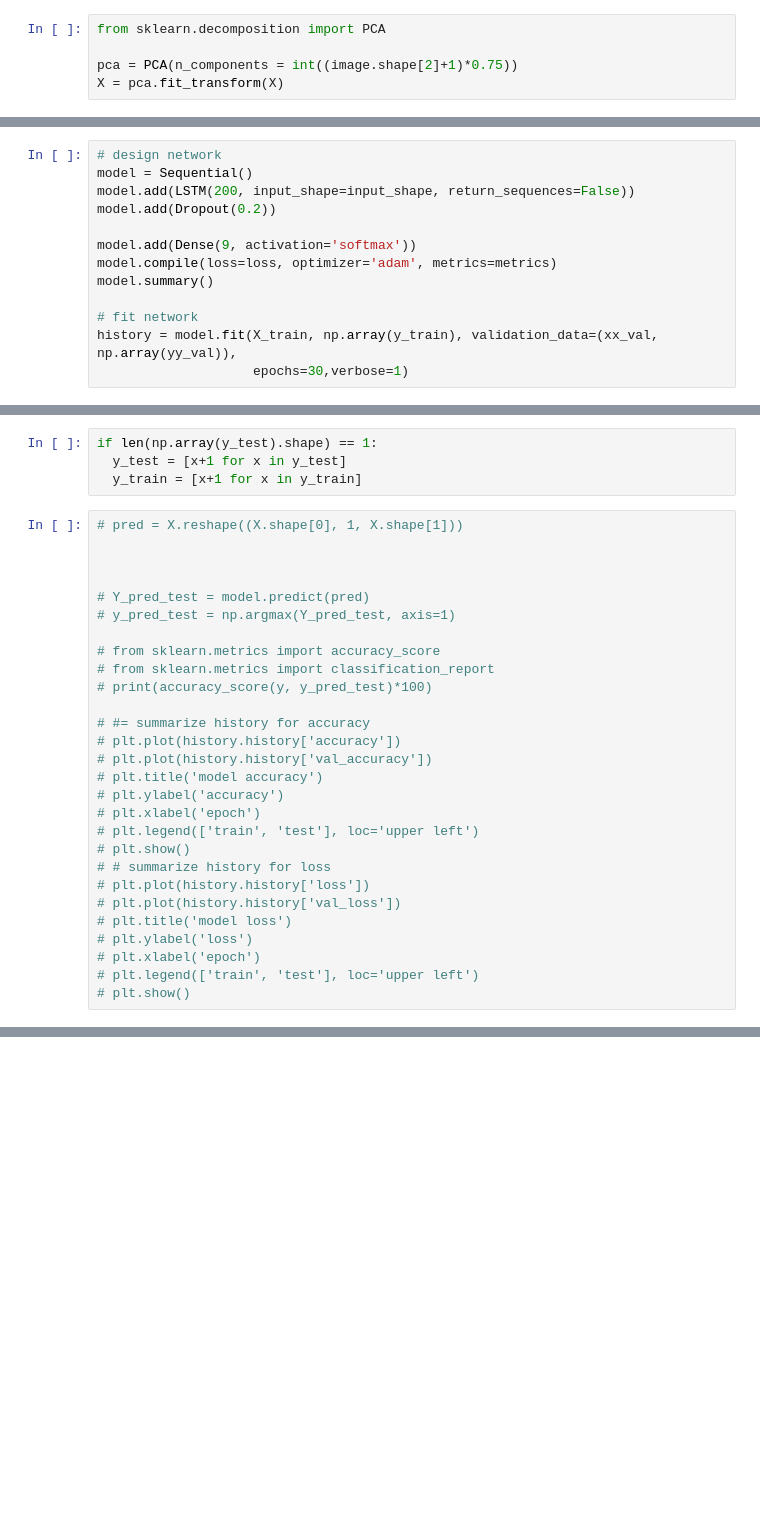
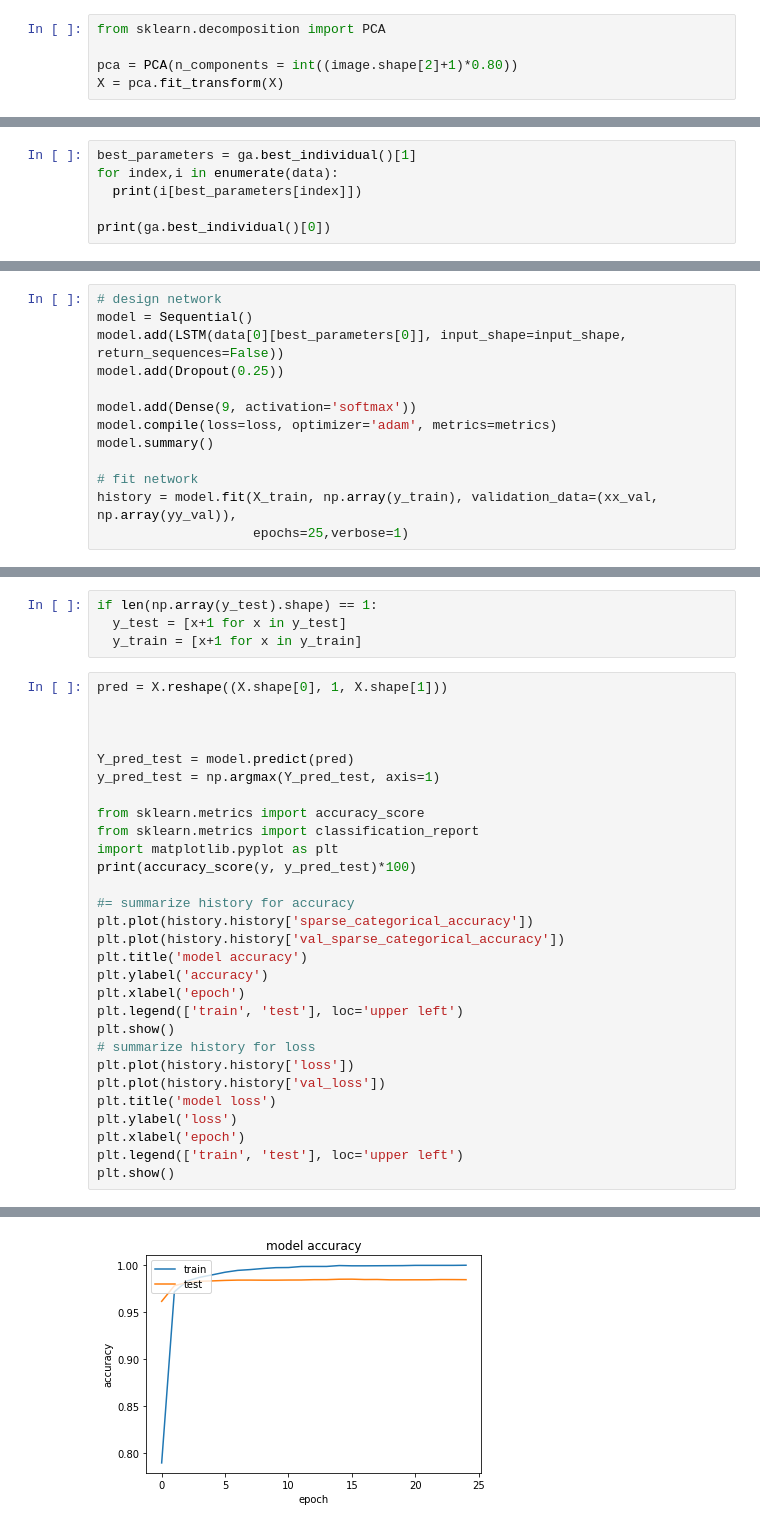
Before and after one commit to Srajan1122/Hyperspectral_Image_Classification, a Jupyter notebook: LSTM.ipynb, the cells around one changed output, grey strips where cells are left out. Saved outputs shown, nothing was run; the diff lists cells and outputs as text; blank space fills up the shorter version.

```diff
--- a/LSTM.ipynb
+++ b/LSTM.ipynb
@@ -72,7 +72,7 @@ y = data.iloc[:,-1]
 # %%
 from sklearn.decomposition import PCA
 
-pca = PCA(n_components = int((image.shape[2]+1)*0.75))
+pca = PCA(n_components = int((image.shape[2]+1)*0.80))
 X = pca.fit_transform(X)
 # %% [markdown]
 # OneHotEncoding in target column
@@ -186,0 +219,6 @@ input_shape = (1, feature)
+# %%
+best_parameters = ga.best_individual()[1]
+for index,i in enumerate(data):
+  print(i[best_parameters[index]])
+
+print(ga.best_individual()[0])
@@ -187,8 +230,8 @@ input_shape = (1, feature)
 # %%
 # design network
 model = Sequential()
-model.add(LSTM(200, input_shape=input_shape, return_sequences=False))
-model.add(Dropout(0.2))
+model.add(LSTM(data[0][best_parameters[0]], input_shape=input_shape, return_sequences=False))
+model.add(Dropout(0.25))
 
 model.add(Dense(9, activation='softmax'))
 model.compile(loss=loss, optimizer='adam', metrics=metrics)
@@ -196,5 +239,5 @@ model.summary()
 
 # fit network
 history = model.fit(X_train, np.array(y_train), validation_data=(xx_val, np.array(yy_val)),
-                    epochs=30,verbose=1)
+                    epochs=25,verbose=1)
 # %% [output]
@@ -228,30 +271,32 @@ if len(np.array(y_test).shape) == 1:
   y_test = [x+1 for x in y_test]
   y_train = [x+1 for x in y_train]
 # %%
-# pred = X.reshape((X.shape[0], 1, X.shape[1]))
+pred = X.reshape((X.shape[0], 1, X.shape[1]))
 
 
 
-# Y_pred_test = model.predict(pred)
-# y_pred_test = np.argmax(Y_pred_test, axis=1)
+Y_pred_test = model.predict(pred)
+y_pred_test = np.argmax(Y_pred_test, axis=1)
 
-# from sklearn.metrics import accuracy_score
-# from sklearn.metrics import classification_report
-# print(accuracy_score(y, y_pred_test)*100)
+from sklearn.metrics import accuracy_score
+from sklearn.metrics import classification_report
+import matplotlib.pyplot as plt
+print(accuracy_score(y, y_pred_test)*100)
 
-# #= summarize history for accuracy
-# plt.plot(history.history['accuracy'])
-# plt.plot(history.history['val_accuracy'])
-# plt.title('model accuracy')
-# plt.ylabel('accuracy')
-# plt.xlabel('epoch')
-# plt.legend(['train', 'test'], loc='upper left')
-# plt.show()
-# # summarize history for loss
-# plt.plot(history.history['loss'])
-# plt.plot(history.history['val_loss'])
-# plt.title('model loss')
-# plt.ylabel('loss')
-# plt.xlabel('epoch')
-# plt.legend(['train', 'test'], loc='upper left')
-# plt.show()
+#= summarize history for accuracy
+plt.plot(history.history['sparse_categorical_accuracy'])
+plt.plot(history.history['val_sparse_categorical_accuracy'])
+plt.title('model accuracy')
+plt.ylabel('accuracy')
+plt.xlabel('epoch')
+plt.legend(['train', 'test'], loc='upper left')
+plt.show()
+# summarize history for loss
+plt.plot(history.history['loss'])
+plt.plot(history.history['val_loss'])
+plt.title('model loss')
+plt.ylabel('loss')
+plt.xlabel('epoch')
+plt.legend(['train', 'test'], loc='upper left')
+plt.show()
+# %% [output]
@@ -257,0 +304 @@ if len(np.array(y_test).shape) == 1:
+[figure, added]
```
Also changed, not shown: parts of 18 cells of this notebook.
